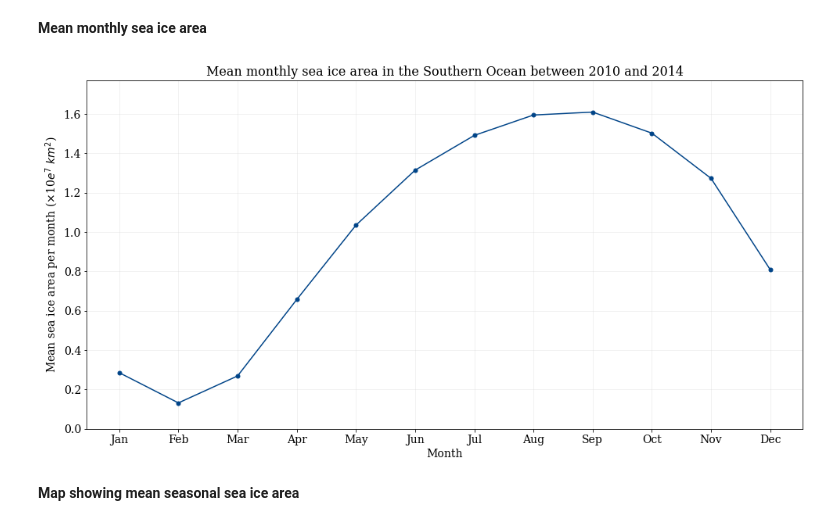
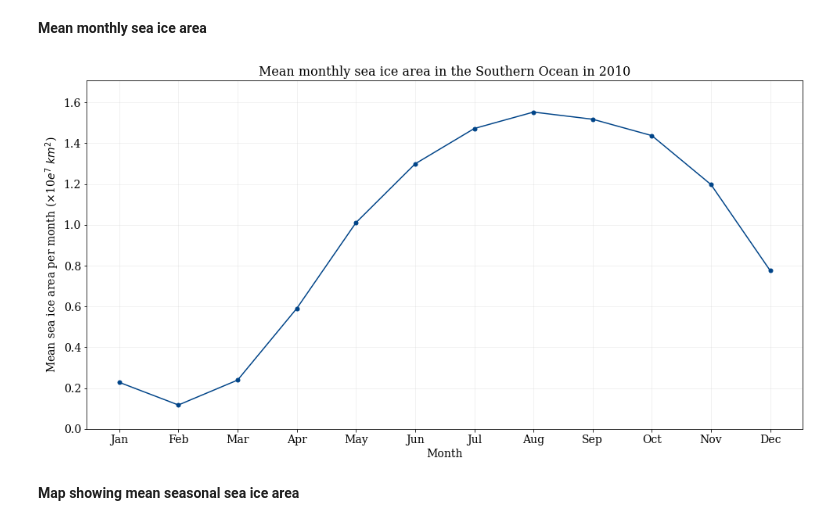
Before and after one commit to lidefi87/ACCESS_scripts_DFA, a Jupyter notebook: Scripts/SeaIcePlots.ipynb, the cells around one changed output. Drawn from its saved outputs; the diff is of its cells as text; code cells hidden in the pictures.

```diff
--- a/Scripts/SeaIcePlots.ipynb
+++ b/Scripts/SeaIcePlots.ipynb
@@ -80,7 +80,7 @@ Optional variables, activate if needed. Note that because times need correction,
 #Date from when data should be extracted - Can be given as full date (e.g., 2010-01-01), just year and month, or just year
 stime = '2010-02'
 #End date from data extraction
-etime = '2015-01'
+etime = '2011-01'
 # %% [markdown]
 Loading data using `cc.querying.getvar()`. Initially inspecting monthly variables as it is not possible to load more than 5 years of daily data. Daily data will be extracted for period of times when large changes in the variable being inspected are identified.
 # %%
@@ -282,35 +282,38 @@ ax.plot(Months, MonMSI.values*1e-6,
         #Line and and point plot. Changing color
         linestyle = '-', color = "#004488", marker = 'o', markersize = 5)
 
 #Adding a main title to the plot - Increasing font size
-plt.title('Mean monthly sea ice area in the Southern Ocean between {} and {}'.format(MinY, MaxY),
+if MinY != MaxY:
+    plt.title('Mean monthly sea ice area in the Southern Ocean between {} and {}'.format(MinY, MaxY),
           fontsize = 16)
+else:
+    plt.title('Mean monthly sea ice area in the Southern Ocean in {}'.format(MinY), fontsize = 16)
 
 #Changing y axes
 #Calculating the exponent of scientific notation in the y axis
 exp_yaxis = np.floor(np.log10(max(ax.get_yticks()))).astype(int)
 #The $ signs wrap the expression with special characters, the {} is used either as a placeholder or to
 #include more than one character in an expression
 plt.ylabel(r'Mean sea ice area per month ($\times$10$e^{}$ $km^2$)'.format(exp_yaxis))
 #Changing the limits of the y axis. Max value is 10% more than maximum value in the data
 plt.ylim(0, np.floor(max(MonMSI).values*1e-6*1.1))
 # #Removing the scientific notation from the top of the graph as it is already included in the y label
 ax.yaxis.get_offset_text().set_visible(False)
 
 #Changing x axis
 #Change axes labels
 plt.xlabel('Month')
 
 #Set major gridlines to appear, but with high transparency
 ax.grid(True, color = "#b4b4b4", linestyle = '-', alpha = 0.2)
 
 #Save figure to local folder
 plt.savefig("../Outputs/Figures/MonthlyMeanSeaIce.tiff", dpi = 300)
 
 #Automated path to save figures
 # os.path.join('../Outputs/Figures', ('MonthlyMeanSeaIce' + str(MinY) + '-' + str(MaxY) + '.tiff'))
 # %% [output]
-[figure, old version]
+[figure, new version]
 # %%
 #Remove variables no longer in use
 del Months, MonMSI
```
Also changed, not shown: parts of 6 cells of this notebook, 1 other file.
